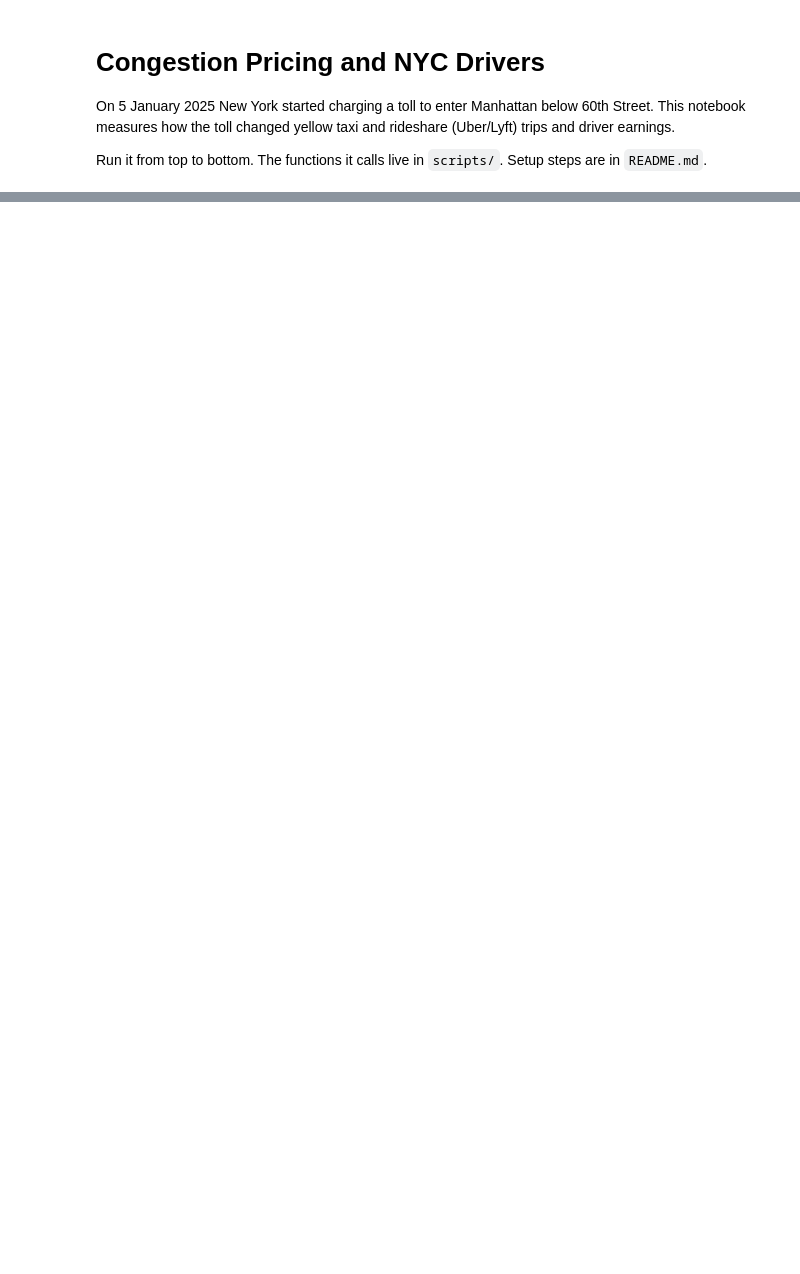
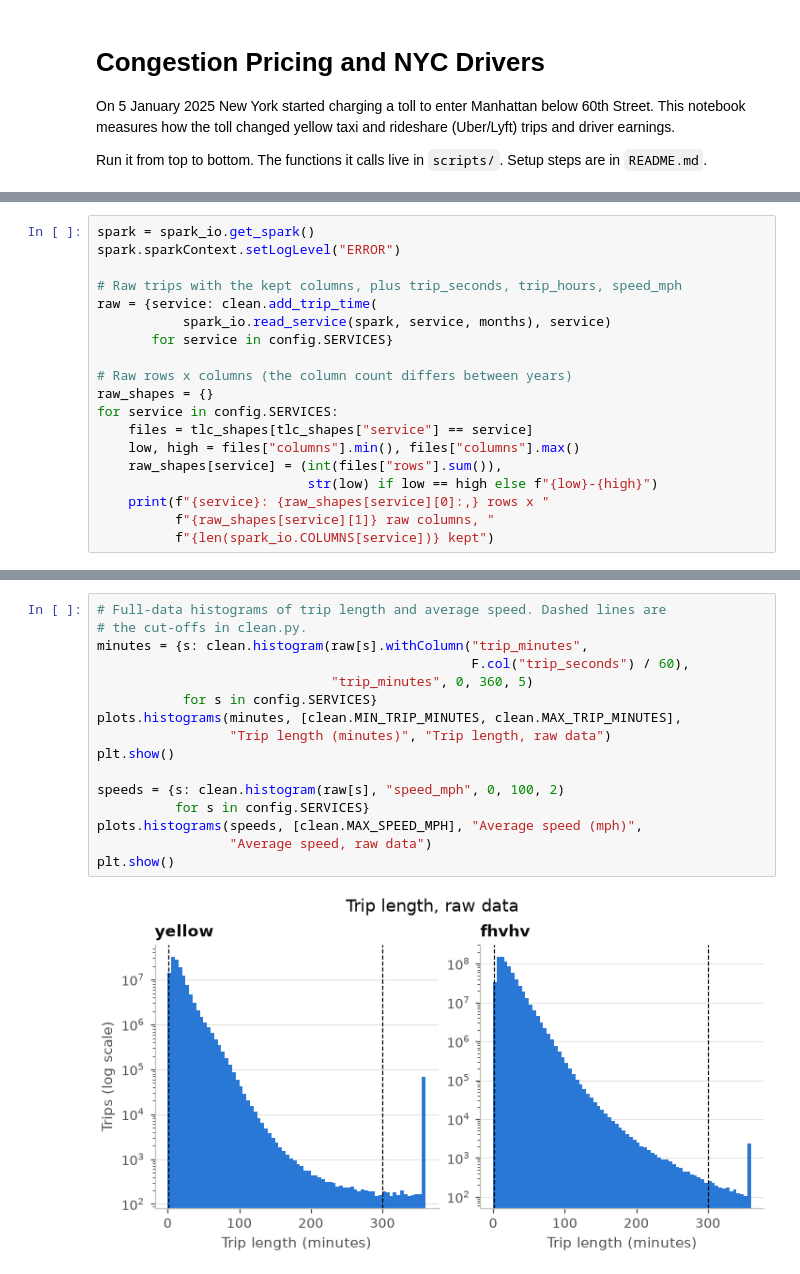
Before and after one commit to aloonsballoons/mast30034-project1, a Jupyter notebook: main.ipynb, the cells around one changed output, grey strips where cells are left out. Cells and saved outputs as stored; diff of their text form; blank space fills up the shorter version.

Commit message:
Clean and join data

```diff
--- a/main.ipynb
+++ b/main.ipynb
@@ -76,0 +240,19 @@ Clean the trips with PySpark, recording rows × columns after every step, and sa
+# %%
+spark = spark_io.get_spark()
+spark.sparkContext.setLogLevel("ERROR")
+
+# Raw trips with the kept columns, plus trip_seconds, trip_hours, speed_mph
+raw = {service: clean.add_trip_time(
+           spark_io.read_service(spark, service, months), service)
+       for service in config.SERVICES}
+
+# Raw rows x columns (the column count differs between years)
+raw_shapes = {}
+for service in config.SERVICES:
+    files = tlc_shapes[tlc_shapes["service"] == service]
+    low, high = files["columns"].min(), files["columns"].max()
+    raw_shapes[service] = (int(files["rows"].sum()),
+                           str(low) if low == high else f"{low}-{high}")
+    print(f"{service}: {raw_shapes[service][0]:,} rows x "
+          f"{raw_shapes[service][1]} raw columns, "
+          f"{len(spark_io.COLUMNS[service])} kept")
@@ -76,0 +470,18 @@ Clean the trips with PySpark, recording rows × columns after every step, and sa
+# %%
+# Full-data histograms of trip length and average speed. Dashed lines are
+# the cut-offs in clean.py.
+minutes = {s: clean.histogram(raw[s].withColumn("trip_minutes",
+                                                F.col("trip_seconds") / 60),
+                              "trip_minutes", 0, 360, 5)
+           for s in config.SERVICES}
+plots.histograms(minutes, [clean.MIN_TRIP_MINUTES, clean.MAX_TRIP_MINUTES],
+                 "Trip length (minutes)", "Trip length, raw data")
+plt.show()
+
+speeds = {s: clean.histogram(raw[s], "speed_mph", 0, 100, 2)
+          for s in config.SERVICES}
+plots.histograms(speeds, [clean.MAX_SPEED_MPH], "Average speed (mph)",
+                 "Average speed, raw data")
+plt.show()
+# %% [output]
+[figure, added]
```
Also changed, not shown: parts of 46 cells of this notebook, 9 other files.
